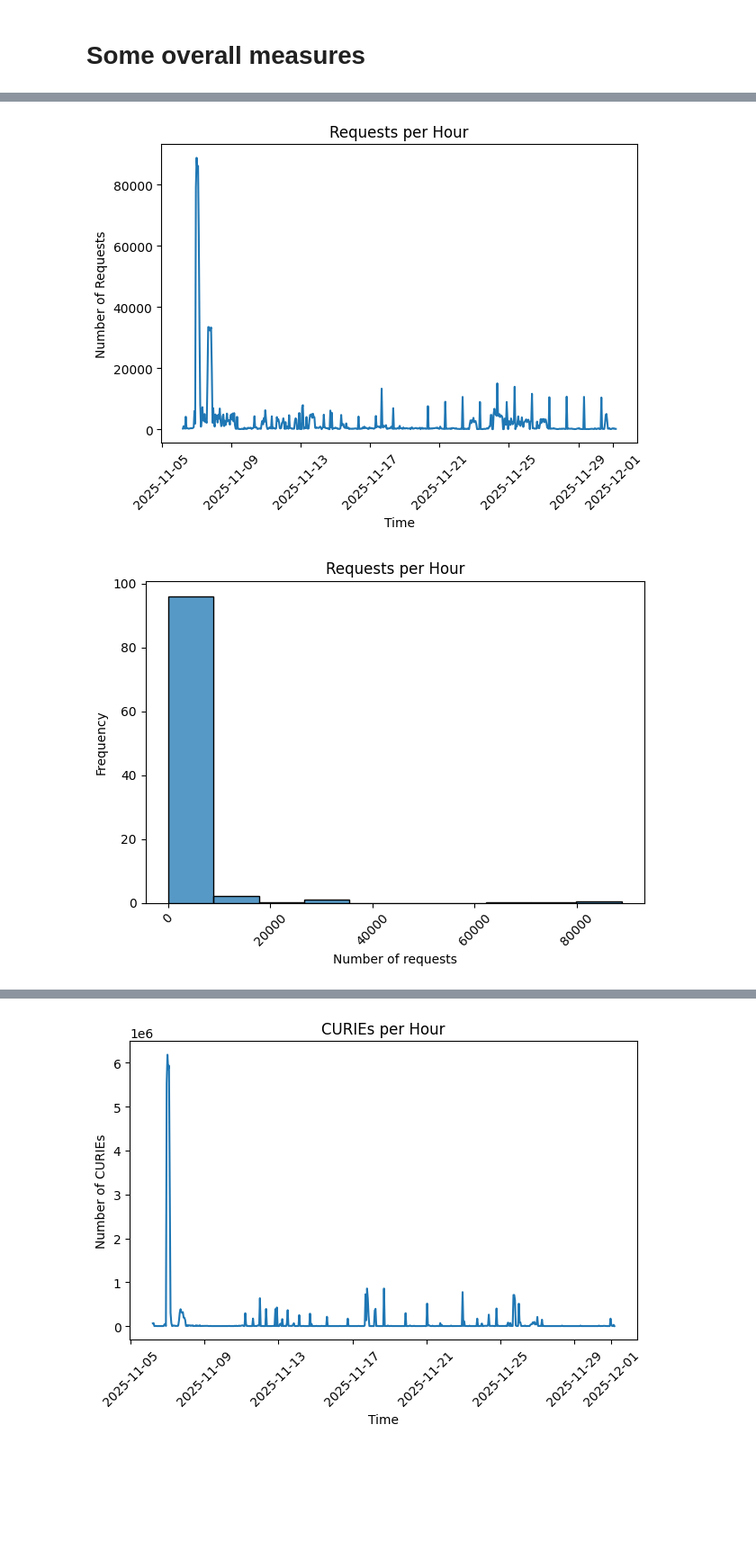
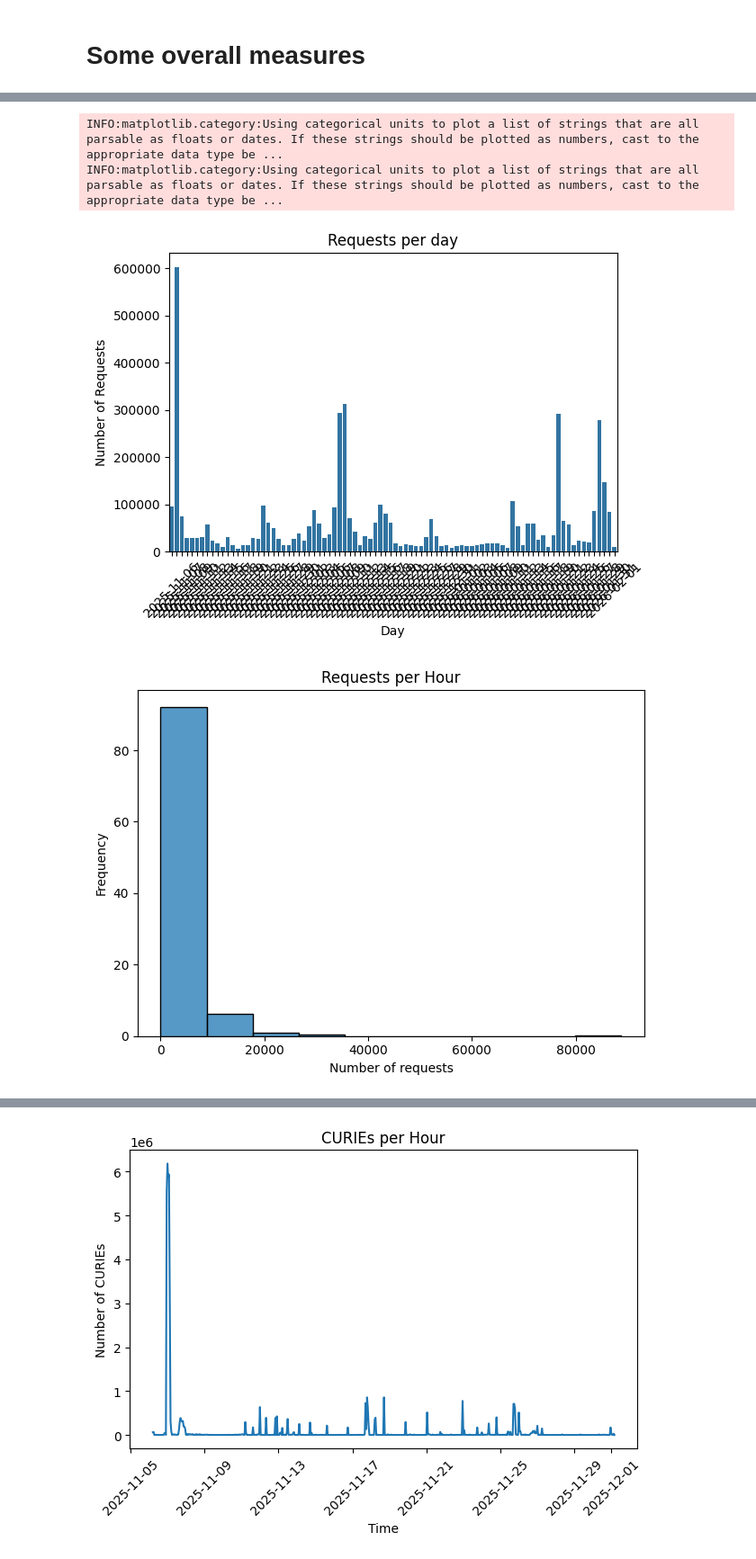
Before and after one commit to TranslatorSRI/babel-validation, a Jupyter notebook: log-analysis/NodeNorm_log_analysis.ipynb, the cells around one changed output, grey strips where cells are left out. Shown at 90% size. Drawn from its saved outputs; the diff is of its cells as text; code cells hidden in the pictures; blank space fills up the shorter version.

Commit message:
Updated values.

```diff
--- a/log-analysis/NodeNorm_log_analysis.ipynb
+++ b/log-analysis/NodeNorm_log_analysis.ipynb
@@ -33,7 +36,9 @@ Note: you may need to restart the kernel to use updated packages.
 These files can be checked into the repository into the `logs/` subdirectory.
 # %%
 logfiles_json_tar_gz = [
-    "./logs/data/pjl-upload/node-normalization-web-logs-2025-11.tar.gz"
+    "./logs/data/pjl-upload/node-normalization-web-logs-2025-11.tar.gz",
+    "./logs/data/pjl-upload/node-normalization-web-logs-2025-12.tar.gz",
+    "./logs/data/pjl-upload/node-normalization-web-logs-2026-01.tar.gz",
 ]
 # %% [markdown]
 We can use Python dataclasses to load the important information from the logfile.
@@ -121,14 +127,14 @@ import io
 import tarfile
 
 logs = []
+count_skipped = 0
 for logfile_json_tar_gz in logfiles_json_tar_gz:
+    logline_count = 0
     with tarfile.open(logfile_json_tar_gz, "r|gz") as tar:
         print(f"Loading logfile {logfile_json_tar_gz}")
 
         for member in tar:
             if member.isfile():
-                logline_count = 0
-
                 if not member.name.lower().endswith(".json"):
                     print(f"Skipping member {member}")
                     continue
@@ -159,11 +165,11 @@ for logfile_json_tar_gz in logfiles_json_tar_gz:
                             # We're only interested in log-lines -- these will all contain `normalizer:get_normalized_nodes`
                             if "normalizer:get_normalized_nodes" not in line:
                                 print(f"SKIPPING line '{line}' because it isn't one of interest.")
+                                count_skipped += 1
                                 continue
 
                             logs.extend(convert_log_line_into_entry(line))
                             logline_count += 1
+      print(f"Loaded {logline_count} lines from {logfile_json_tar_gz}")
 
-                print(f"Loaded {logfile_count} from {member.name}")
-
-    print(f"Loaded {len(logs)} log entries from {logfile_json_gz}")
+print(f"Loaded {len(logs):,} log entries in total, skipped {count_skipped} lines.")
@@ -228,15 +281,17 @@ Throughput: 22516.3549416897 CURIES per second
 # %%
 # Plot requests against time.
-requests_per_hour = df.set_index('time').resample('h').size()
-sns.lineplot(x=requests_per_hour.index, y=requests_per_hour.values)
-plt.title("Requests per Hour")
-plt.xlabel("Time")
+requests_per_hour = df.set_index('time').resample('D').size()
+sns.barplot(x=requests_per_hour.index, y=requests_per_hour.values)
+plt.title("Requests per day")
+plt.xlabel("Day")
 plt.ylabel("Number of Requests")
 plt.xticks(rotation=45)
 plt.tight_layout()
 plt.show()
 # %% [output]
+INFO:matplotlib.category:Using categorical units to plot a list of strings that are all parsable as floats or dates. If these strings should be plotted as numbers, cast to the appropriate data type be ...
+INFO:matplotlib.category:Using categorical units to plot a list of strings that are all parsable as floats or dates. If these strings should be plotted as numbers, cast to the appropriate data type be ...
-[figure, old version]
+[figure, new version]
 # %%
 # Plot the frequency distribution of requests grouped by hour.
 curies_per_hour = df.set_index('time').resample('h').size()
@@ -244,9 +299,8 @@ sns.histplot(curies_per_hour, bins=10, stat='percent')
 plt.title("Requests per Hour")
 plt.xlabel("Number of requests")
 plt.ylabel("Frequency")
-plt.xticks(rotation=45)
 plt.tight_layout()
 # %% [output]
-[figure, old version]
+[figure, new version]
 # %%
 # Plot the frequency distribution of CURIE counts grouped by hour.
```
Also changed, not shown: parts of 17 cells of this notebook.
